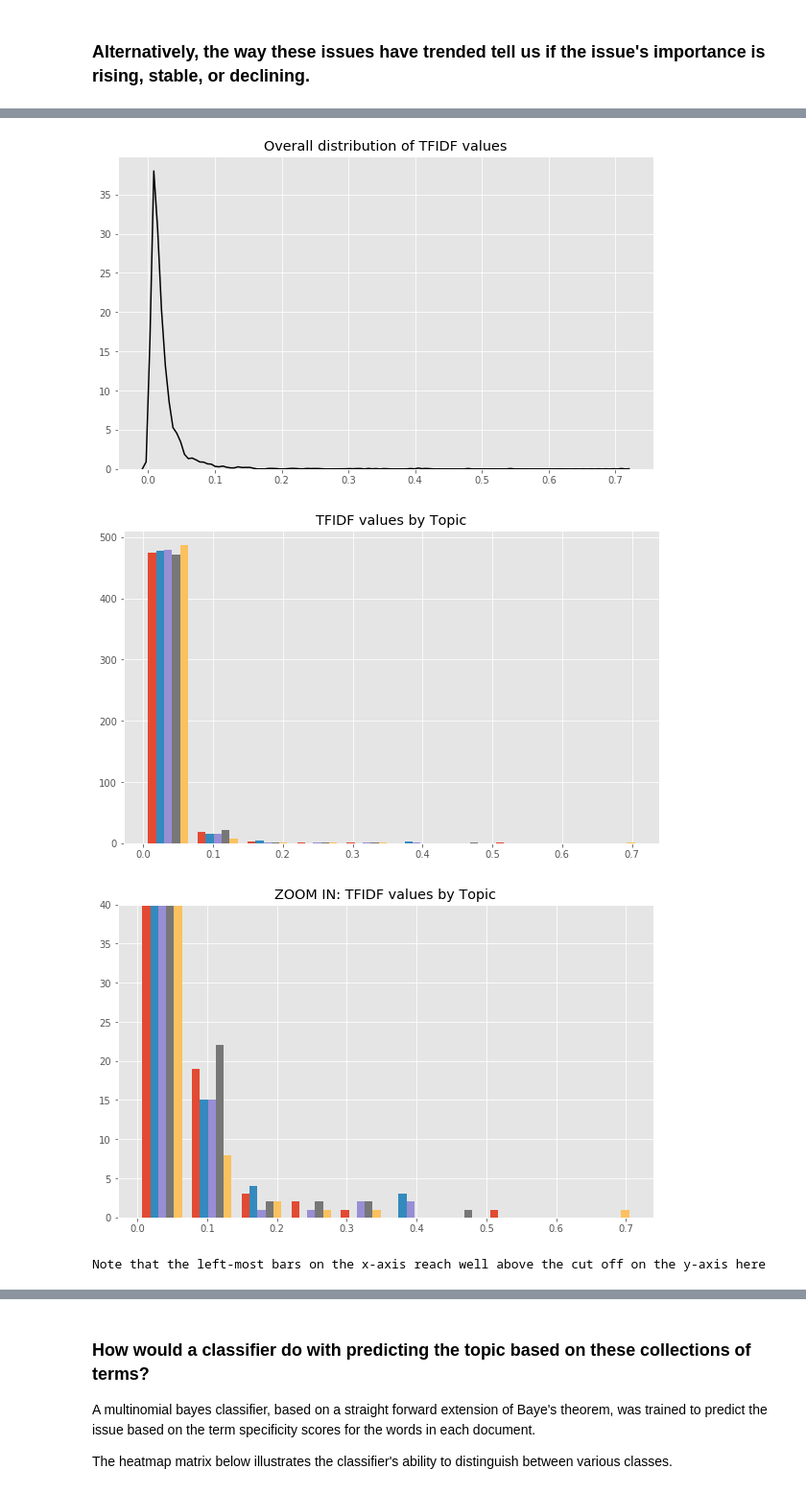
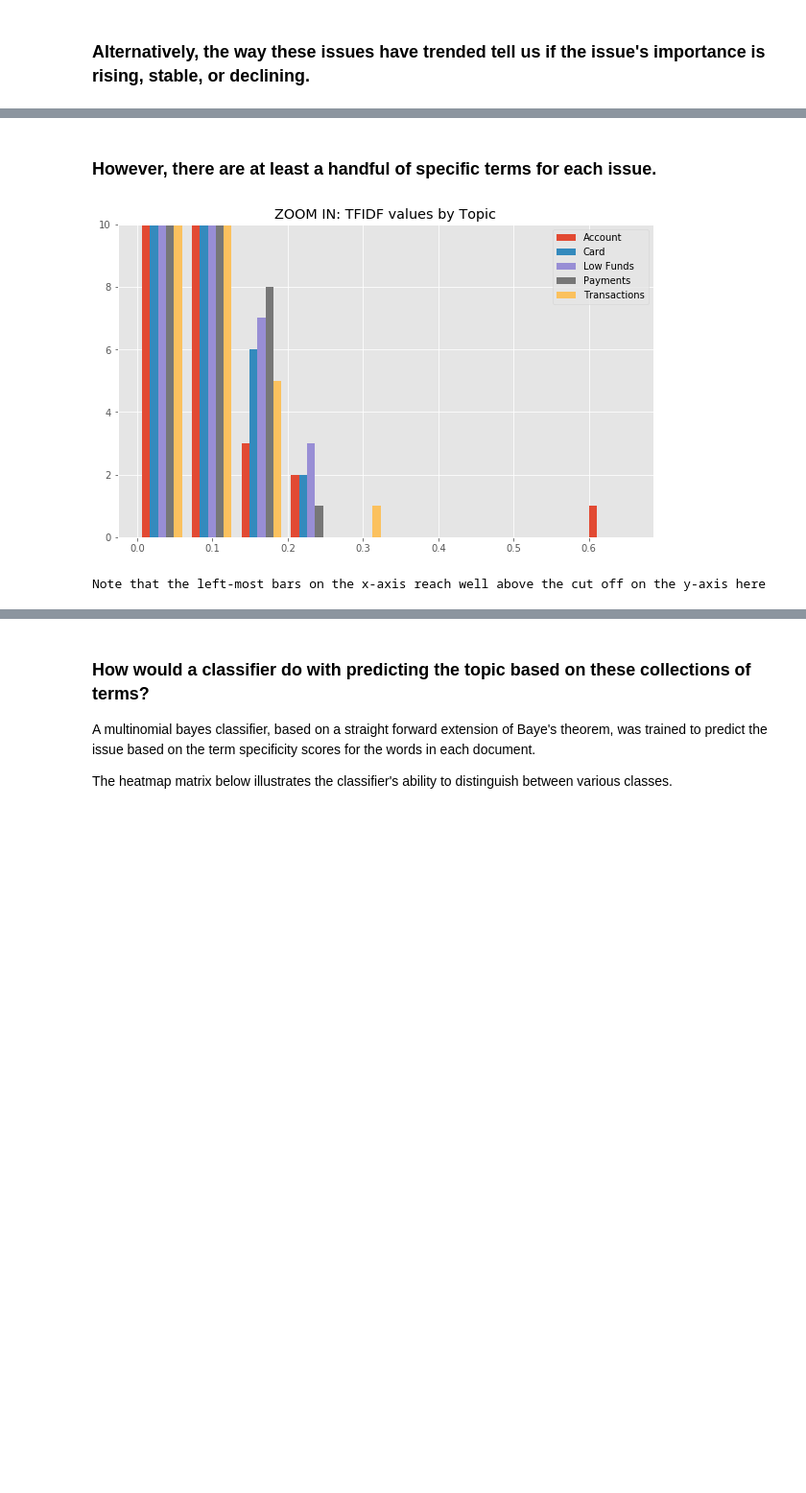
Before and after one commit to swfisher/springboard, a Jupyter notebook: complaints/reports/complaints_data_story.ipynb, the cells around one changed output, grey strips where cells are left out. Shown at 96% size. Cells and saved outputs as stored; diff of their text form; code cells hidden in the pictures; blank space fills up the shorter version.

```diff
--- a/complaints/reports/complaints_data_story.ipynb
+++ b/complaints/reports/complaints_data_story.ipynb
@@ -167,18 +190,3 @@ The phrases we're especially interested are very commonly stated about a specifi
 
 Let's find out what the distribution of specific vs non-specific terms looks like. To do this we'll use a metric formally called TFIDF, designed to measure term specificity. TFIDF balances how often a term occurs in a particular issue against how often it occurs in general. To help us remember what we're talking about, we'll just refer to it as term specificity.
-# %%
-def bow_vectorize(text_series):
-    cv = CountVectorizer(stop_words='english',min_df=0.01, ngram_range=(2,30), max_features = 500)
-    m = cv.fit_transform(text_series)
-    return {'cv':cv,'m':m}
-
-def bow_conform(text_series,feature_names):
-    cv = CountVectorizer(stop_words='english',min_df=0.01, ngram_range=(2,30), max_features = 500, vocabulary = feature_names)
-    m = cv.fit_transform(text_series)
-    return {'cv':cv,'m':m}
-
-def tfidf_vectorize(bow_m):
-    tt = TfidfTransformer(norm='l2',smooth_idf=True,use_idf=True)
-    m = tt.fit_transform(bow_m)
-    return {'tt':tt,'m':m}
 # %% [markdown]
@@ -204,20 +231,13 @@ glob_df = pd.DataFrame(comp_m.T,index=feature_index, columns=comp_index)
+# %% [markdown]
+### However, there are at least a handful of specific terms for each issue.
 # %%
 plt.figure(figsize=(10,6))
-plt.title("Overall distribution of TFIDF values")
-sns.kdeplot(glob_df.loc[:,(slice(None),'tfidf')].values.flatten(),color="Black")
-plt.show()
-plt.figure(figsize=(10,6))
-plt.title("TFIDF values by Topic")
+plt.title("ZOOM IN: TFIDF values by Topic")
+plt.ylim(0,10)
 plt.hist(glob_df.loc[:,(slice(None),'tfidf')].values)
-plt.show()
-plt.figure(figsize=(10,6))
-plt.title("ZOOM IN: TFIDF values by Topic")
-plt.ylim(0,40)
-plt.hist(glob_df.loc[:,(slice(None),'tfidf')].values)
+plt.legend(issue_text_samples.keys())
 plt.show()
 print("Note that the left-most bars on the x-axis reach well above the cut off on the y-axis here")
 # %% [output]
-[figure, old version]
+[figure, new version]
-[figure, removed]
-[figure, removed]
 Note that the left-most bars on the x-axis reach well above the cut off on the y-axis here
```
Also changed, not shown: parts of 18 cells of this notebook.
